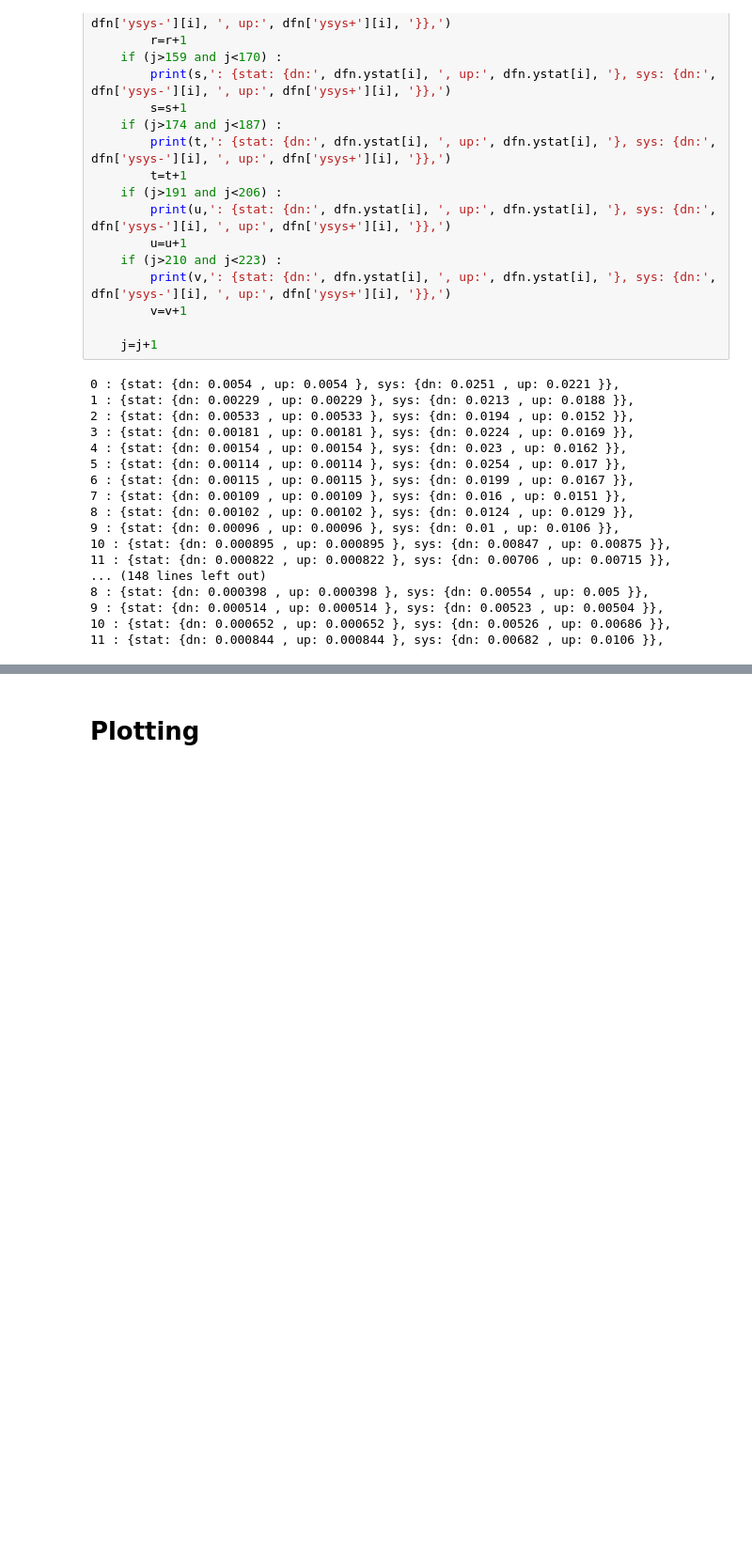
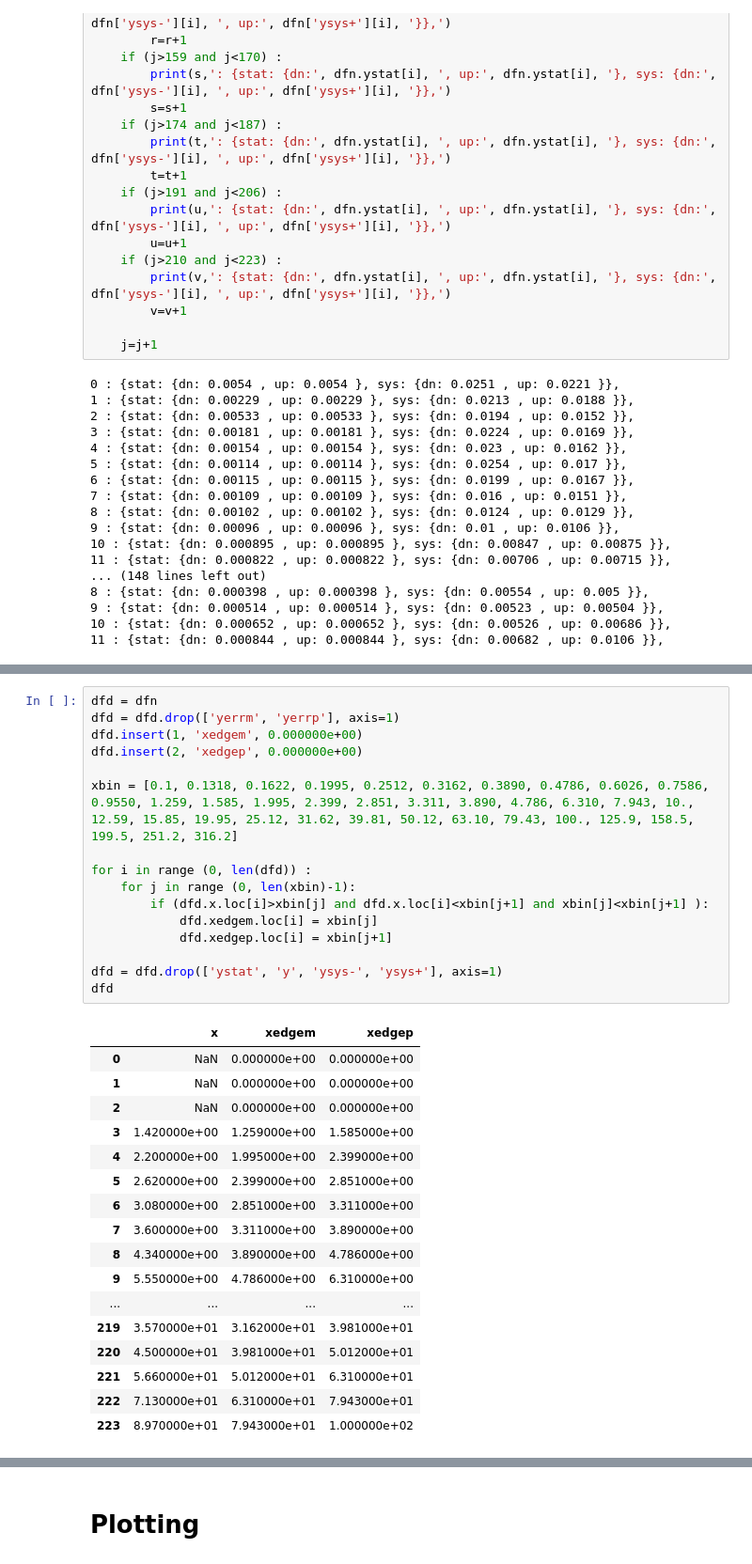
Before and after one commit to gaudu/rivet, a Jupyter notebook: NA61SHINE_2022_I2155140.ipynb, the cells around one changed output, grey strips where cells are left out. Shown: that part at 94% size. Drawn from its saved outputs; the diff is of its cells as text; blank space fills up the shorter version.

```diff
--- a/NA61SHINE_2022_I2155140.ipynb
+++ b/NA61SHINE_2022_I2155140.ipynb
@@ -150,0 +154,34 @@ for i in range (0,223) :
+# %%
+dfd = dfn
+dfd = dfd.drop(['yerrm', 'yerrp'], axis=1)
+dfd.insert(1, 'xedgem', 0.000000e+00)
+dfd.insert(2, 'xedgep', 0.000000e+00)
+
+xbin = [0.1, 0.1318, 0.1622, 0.1995, 0.2512, 0.3162, 0.3890, 0.4786, 0.6026, 0.7586, 0.9550, 1.259, 1.585, 1.995, 2.399, 2.851, 3.311, 3.890, 4.786, 6.310, 7.943, 10., 12.59, 15.85, 19.95, 25.12, 31.62, 39.81, 50.12, 63.10, 79.43, 100., 125.9, 158.5, 199.5, 251.2, 316.2]
+
+for i in range (0, len(dfd)) :
+    for j in range (0, len(xbin)-1):
+        if (dfd.x.loc[i]>xbin[j] and dfd.x.loc[i]<xbin[j+1] and xbin[j]<xbin[j+1] ):
+            dfd.xedgem.loc[i] = xbin[j]
+            dfd.xedgep.loc[i] = xbin[j+1]
+
+dfd = dfd.drop(['ystat', 'y', 'ysys-', 'ysys+'], axis=1)
+dfd
+# %% [output]
+|  | x | xedgem | xedgep |
+| 0 | NaN | 0.000000e+00 | 0.000000e+00 |
+| 1 | NaN | 0.000000e+00 | 0.000000e+00 |
+| 2 | NaN | 0.000000e+00 | 0.000000e+00 |
+| 3 | 1.420000e+00 | 1.259000e+00 | 1.585000e+00 |
+| 4 | 2.200000e+00 | 1.995000e+00 | 2.399000e+00 |
+| 5 | 2.620000e+00 | 2.399000e+00 | 2.851000e+00 |
+| 6 | 3.080000e+00 | 2.851000e+00 | 3.311000e+00 |
+| 7 | 3.600000e+00 | 3.311000e+00 | 3.890000e+00 |
+| 8 | 4.340000e+00 | 3.890000e+00 | 4.786000e+00 |
+| 9 | 5.550000e+00 | 4.786000e+00 | 6.310000e+00 |
+| ... | ... | ... | ... |
+| 219 | 3.570000e+01 | 3.162000e+01 | 3.981000e+01 |
+| 220 | 4.500000e+01 | 3.981000e+01 | 5.012000e+01 |
+| 221 | 5.660000e+01 | 5.012000e+01 | 6.310000e+01 |
+| 222 | 7.130000e+01 | 6.310000e+01 | 7.943000e+01 |
+| 223 | 8.970000e+01 | 7.943000e+01 | 1.000000e+02 |
```
Also changed, not shown: parts of 5 cells of this notebook, 2 other files.
